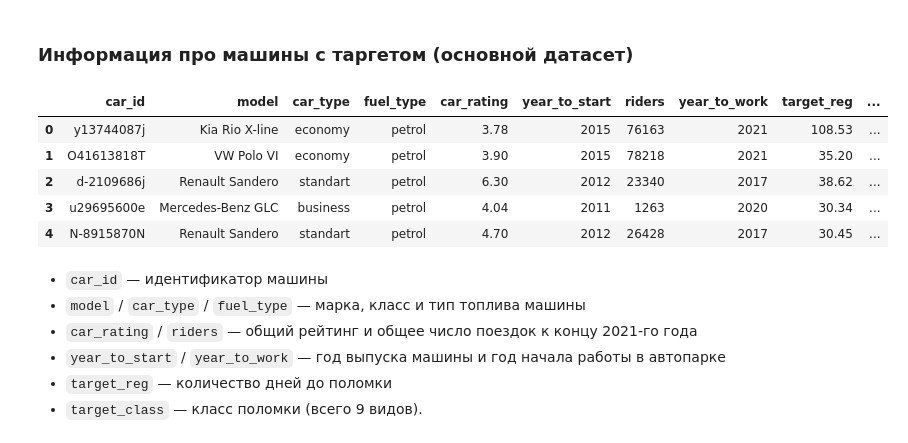
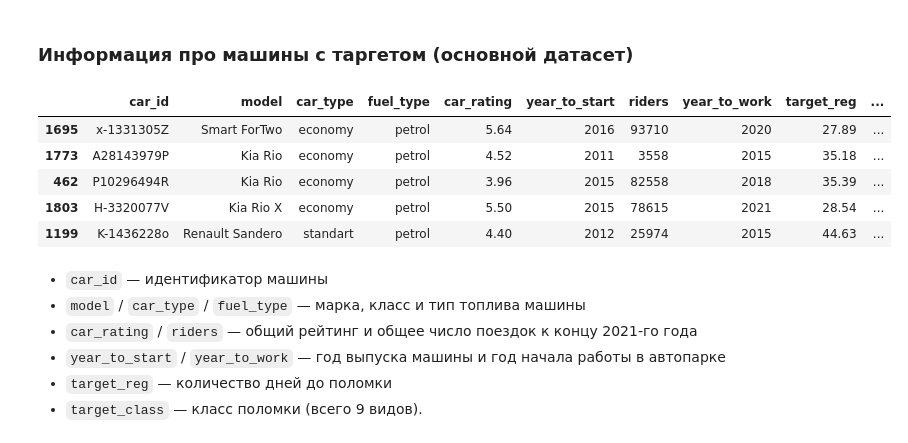
Before and after one commit to a-milenkin/MIPT_CDS, a Jupyter notebook: mipt_cds.ipynb, the cells around one changed output. Saved outputs shown, nothing was run; the diff lists cells and outputs as text; code cells hidden in the pictures.

```diff
--- a/mipt_cds.ipynb
+++ b/mipt_cds.ipynb
@@ -42,14 +44,14 @@ import seaborn as sns
 ### Информация про машины с таргетом (основной датасет)
 # %%
 car_train = pd.read_csv('https://raw.githubusercontent.com/a-milenkin/Competitive_Data_Science/main/data/car_train.csv')
-car_train.head()
+car_train.sample(5)
 # %% [output]
 |  | car_id | model | car_type | fuel_type | car_rating | year_to_start | riders | year_to_work | target_reg | ... |
-| 0 | y13744087j | Kia Rio X-line | economy | petrol | 3.78 | 2015 | 76163 | 2021 | 108.53 | ... |
-| 1 | O41613818T | VW Polo VI | economy | petrol | 3.90 | 2015 | 78218 | 2021 | 35.20 | ... |
-| 2 | d-2109686j | Renault Sandero | standart | petrol | 6.30 | 2012 | 23340 | 2017 | 38.62 | ... |
-| 3 | u29695600e | Mercedes-Benz GLC | business | petrol | 4.04 | 2011 | 1263 | 2020 | 30.34 | ... |
-| 4 | N-8915870N | Renault Sandero | standart | petrol | 4.70 | 2012 | 26428 | 2017 | 30.45 | ... |
+| 1695 | x-1331305Z | Smart ForTwo | economy | petrol | 5.64 | 2016 | 93710 | 2020 | 27.89 | ... |
+| 1773 | A28143979P | Kia Rio | economy | petrol | 4.52 | 2011 | 3558 | 2015 | 35.18 | ... |
+| 462 | P10296494R | Kia Rio | economy | petrol | 3.96 | 2015 | 82558 | 2018 | 35.39 | ... |
+| 1803 | H-3320077V | Kia Rio X | economy | petrol | 5.50 | 2015 | 78615 | 2021 | 28.54 | ... |
+| 1199 | K-1436228o | Renault Sandero | standart | petrol | 4.40 | 2012 | 25974 | 2015 | 44.63 | ... |
 # %% [markdown]
 - `car_id` — идентификатор машины
 - `model` / `car_type` / `fuel_type` — марка, класс и тип топлива машины
```
Also changed, not shown: parts of 72 cells of this notebook, 42 other files.
